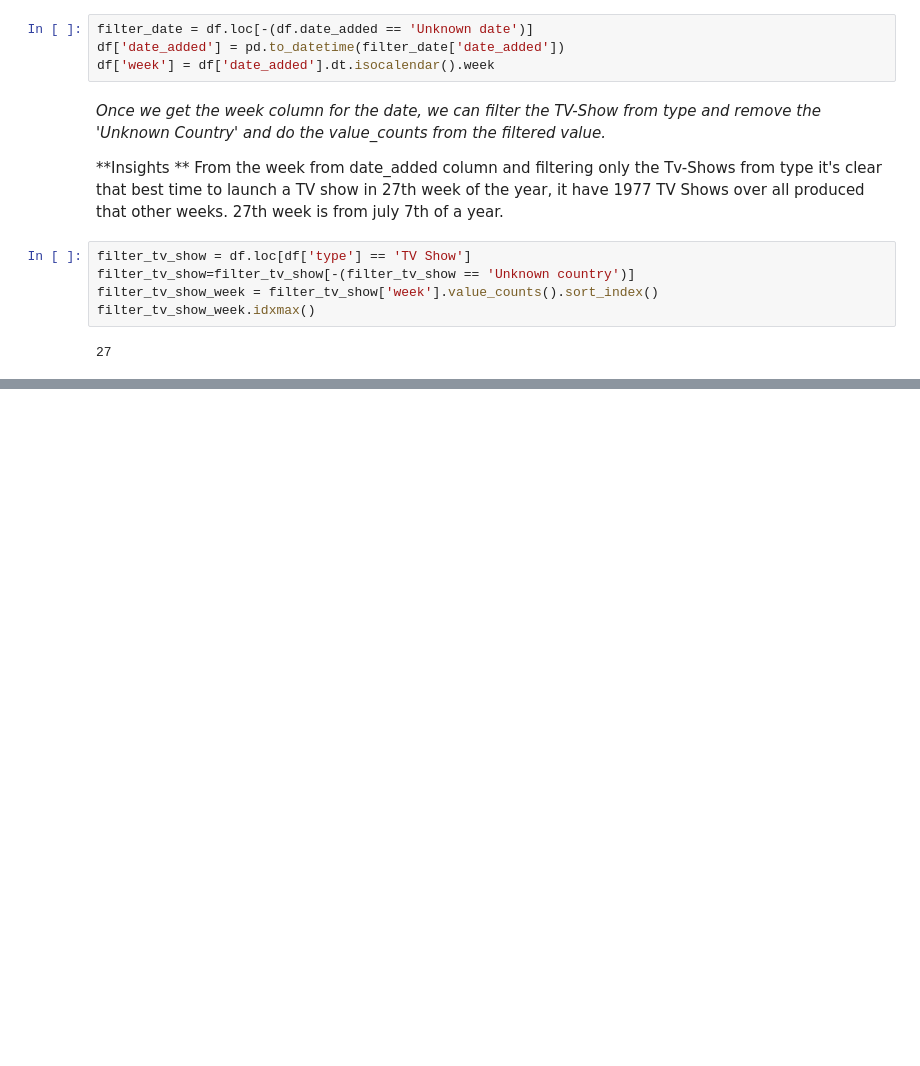
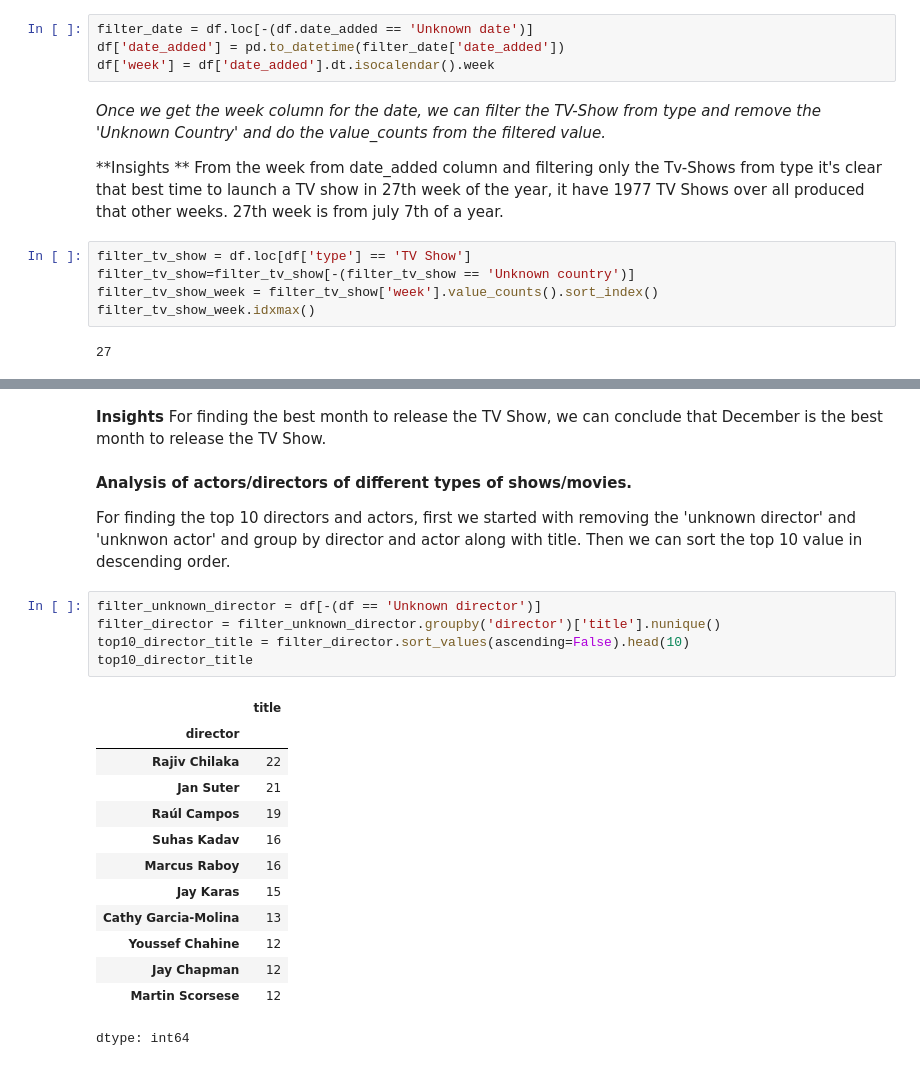
Before and after one commit to sanvasu/Netflix---Data-Exploration-and-Visualisation, a Jupyter notebook: Netflix_Casestudy.ipynb, the cells around one changed output, grey strips where cells are left out. Drawn from its saved outputs; the diff is of its cells as text; blank space fills up the shorter version.

```diff
--- a/Netflix_Casestudy.ipynb
+++ b/Netflix_Casestudy.ipynb
@@ -244,0 +273,25 @@ filter_tv_show_week.idxmax()
+# %% [markdown]
+**Insights** For finding the best month to release the TV Show, we can conclude that December is the best month to release the TV Show.
+# %% [markdown]
+**Analysis of actors/directors of different types of shows/movies.**
+
+ For finding the top 10 directors and actors, first we started with removing the 'unknown director' and 'unknwon actor' and group by director and actor along with title. Then we can sort the top 10 value in descending order.
+# %%
+filter_unknown_director = df[-(df == 'Unknown director')]
+filter_director = filter_unknown_director.groupby('director')['title'].nunique()
+top10_director_title = filter_director.sort_values(ascending=False).head(10)
+top10_director_title
+# %% [output]
+|  | title |
+| director |  |
+| Rajiv Chilaka | 22 |
+| Jan Suter | 21 |
+| Raúl Campos | 19 |
+| Suhas Kadav | 16 |
+| Marcus Raboy | 16 |
+| Jay Karas | 15 |
+| Cathy Garcia-Molina | 13 |
+| Youssef Chahine | 12 |
+| Jay Chapman | 12 |
+| Martin Scorsese | 12 |
+dtype: int64
```
Also changed, not shown: parts of 11 cells of this notebook.
